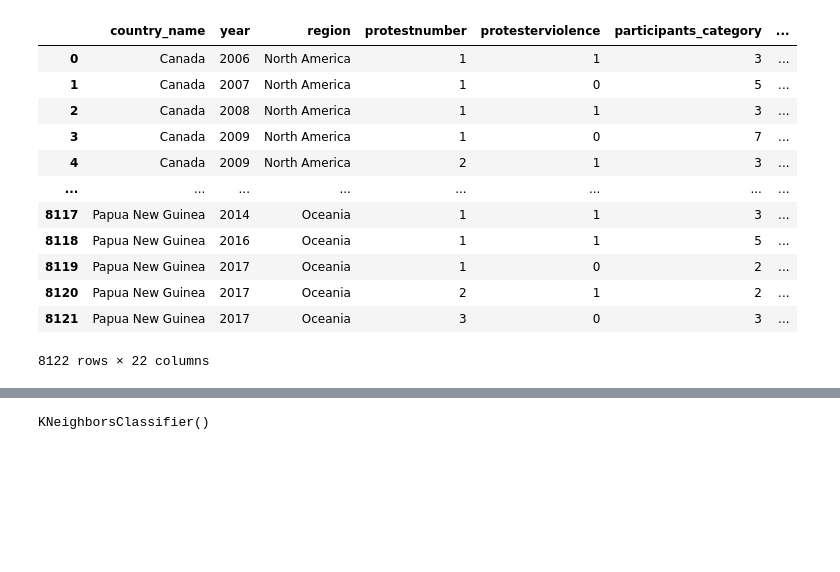
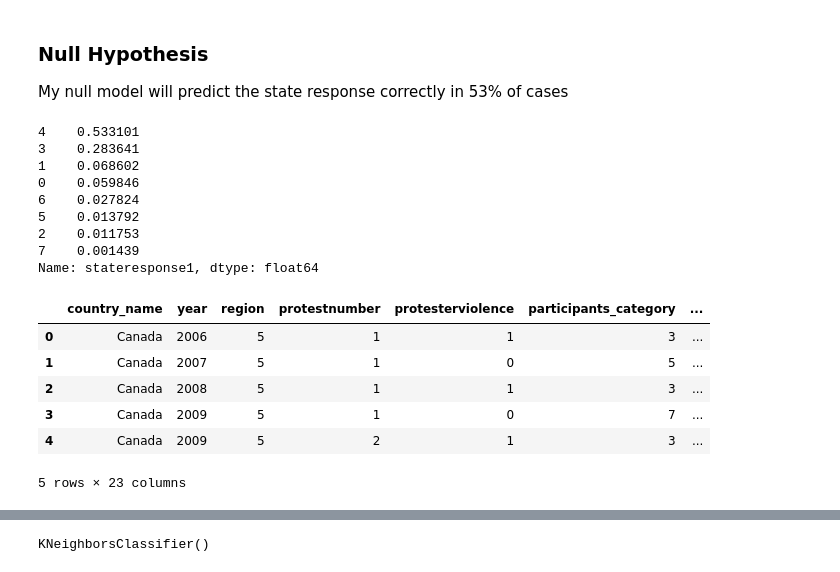
Before and after one commit to tjohn07/mass_mobilization_and_world_changing, a Jupyter notebook: 3_classification_model.ipynb, the cells around one changed output, grey strips where cells are left out. Cells and saved outputs as stored; diff of their text form; code cells hidden in the pictures; blank space fills up the shorter version.

Commit message:
continued eda, viz, modeling

```diff
--- a/3_classification_model.ipynb
+++ b/3_classification_model.ipynb
@@ -50,2 +69,0 @@ df.shape
-# %%
-df.drop(columns=['SI.DST.05TH.20', 'SI.POV.GINI', 'SP.POP.TOTL'], inplace=True)
@@ -72,5 +69,0 @@ dtype: int64
-# %%
-#encoming stateresponse1 column in preparation for multinomial classification
-le = LabelEncoder()
-mm['stateresponse1'] = le.fit_transform(mm['stateresponse1'])
-le.classes_
@@ -86,16 +76,47 @@ df['duration'] = map_list
+# %%
+def prep_for_multinomial_classification(df,  columns_to_encode, encoder = LabelEncoder()):
+    #resetting 'duration' column to remove letters, resulting in a numeric column
+
+    map_list = []
+    for row in df['duration']:
+        try:
+            map_list.append(row.strip('s><+ abcdefghijklmnopqrstuvwxyz!@#$%^&*():";."'))
+        except:
+            map_list.append(row)
+
+    df['duration'] = map_list
+
+
+    for column in columns_to_encode:
+        le = encoder
+        df[column] = le.fit_transform(df[column])
+
+    return df
+# %%
+m_df = prep_for_multinomial_classification(df, ['stateresponse1', 'fiw_status', 'region'])
+# %% [markdown]
+### Null Hypothesis
+
+My null model will predict the state response correctly in 53% of cases
+# %%
+m_df['stateresponse1'].value_counts(normalize=True)
+# %% [output]
+4    0.533101
+3    0.283641
+1    0.068602
+0    0.059846
+6    0.027824
+5    0.013792
+2    0.011753
+7    0.001439
+Name: stateresponse1, dtype: float64
 # %%
-df
+m_df.head()
 # %% [output]
 |  | country_name | year | region | protestnumber | protesterviolence | participants_category | ... |
-| 0 | Canada | 2006 | North America | 1 | 1 | 3 | ... |
-| 1 | Canada | 2007 | North America | 1 | 0 | 5 | ... |
-| 2 | Canada | 2008 | North America | 1 | 1 | 3 | ... |
-| 3 | Canada | 2009 | North America | 1 | 0 | 7 | ... |
-| 4 | Canada | 2009 | North America | 2 | 1 | 3 | ... |
-| ... | ... | ... | ... | ... | ... | ... | ... |
-| 8117 | Papua New Guinea | 2014 | Oceania | 1 | 1 | 3 | ... |
-| 8118 | Papua New Guinea | 2016 | Oceania | 1 | 1 | 5 | ... |
-| 8119 | Papua New Guinea | 2017 | Oceania | 1 | 0 | 2 | ... |
-| 8120 | Papua New Guinea | 2017 | Oceania | 2 | 1 | 2 | ... |
-| 8121 | Papua New Guinea | 2017 | Oceania | 3 | 0 | 3 | ... |
+| 0 | Canada | 2006 | 5 | 1 | 1 | 3 | ... |
+| 1 | Canada | 2007 | 5 | 1 | 0 | 5 | ... |
+| 2 | Canada | 2008 | 5 | 1 | 1 | 3 | ... |
+| 3 | Canada | 2009 | 5 | 1 | 0 | 7 | ... |
+| 4 | Canada | 2009 | 5 | 2 | 1 | 3 | ... |
-8122 rows × 22 columns
+5 rows × 23 columns
```
Also changed, not shown: parts of 44 cells of this notebook, 2 other files.
